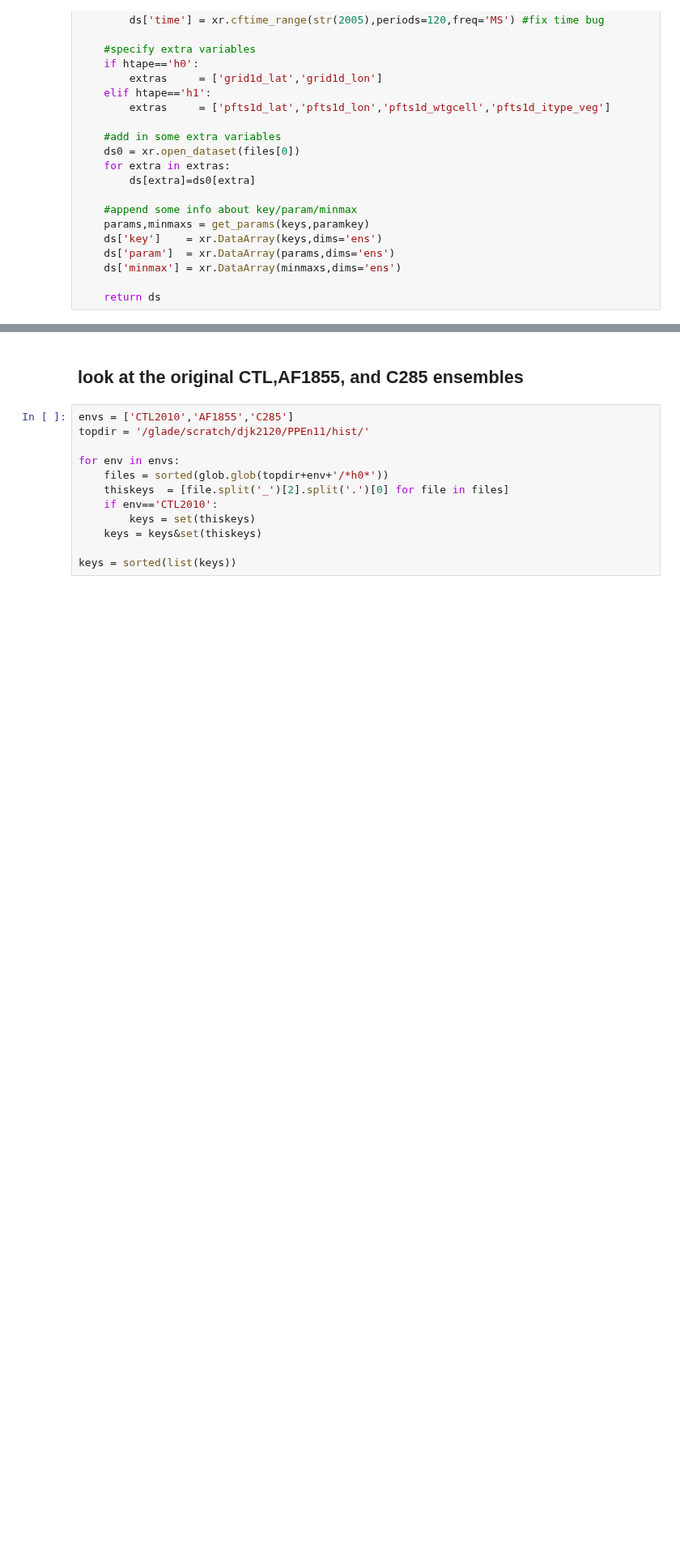
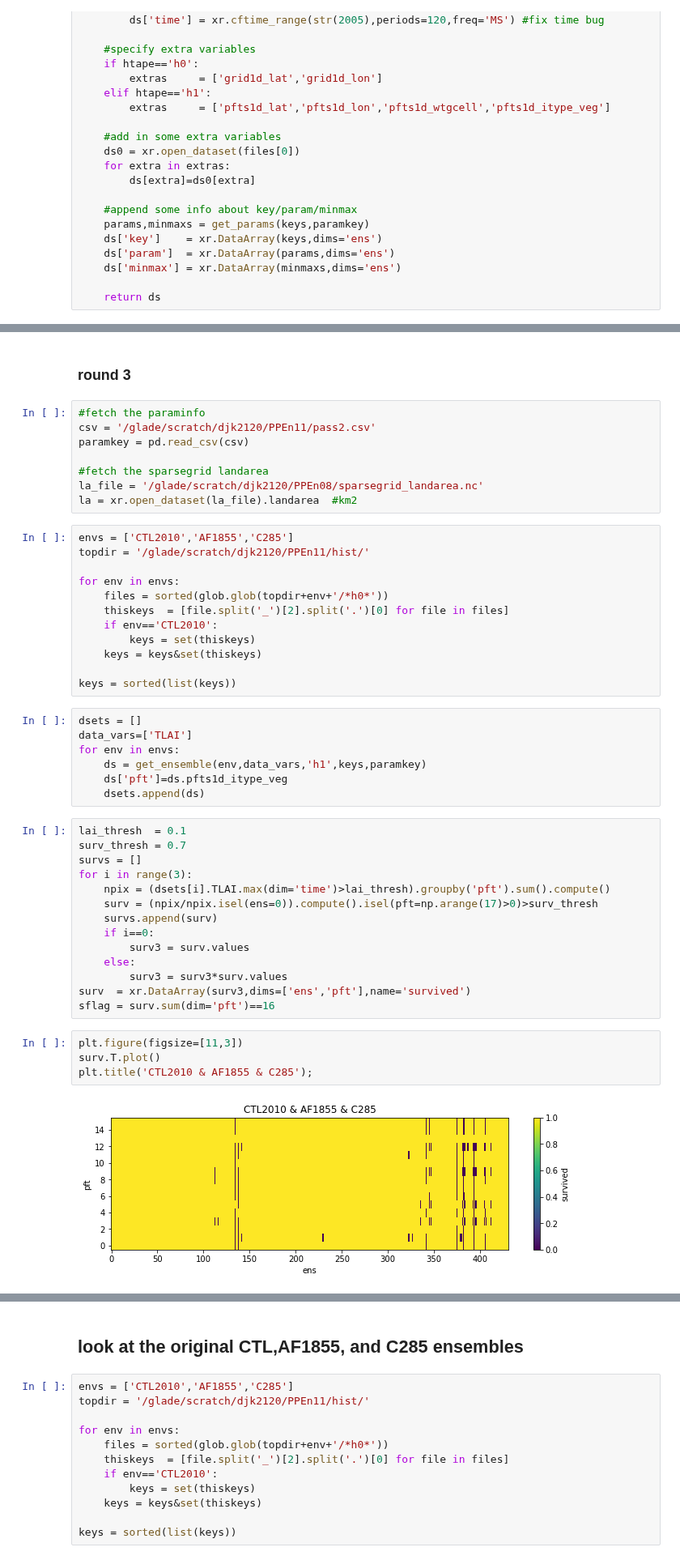
Before and after one commit to djk2120/CLM5PPE, a Jupyter notebook: pyth/survivability.ipynb, the cells around one changed output, grey strips where cells are left out. Shown at 81% size. Saved outputs shown, nothing was run; the diff lists cells and outputs as text; blank space fills up the shorter version.

Commit message:
third round of survivability

```diff
--- a/pyth/survivability.ipynb
+++ b/pyth/survivability.ipynb
@@ -115,0 +108,49 @@ la = xr.open_dataset(la_file).landarea  #km2
+# %% [markdown]
+### round 3
+# %%
+#fetch the paraminfo
+csv = '/glade/scratch/djk2120/PPEn11/pass2.csv'
+paramkey = pd.read_csv(csv)
+
+#fetch the sparsegrid landarea
+la_file = '/glade/scratch/djk2120/PPEn08/sparsegrid_landarea.nc'
+la = xr.open_dataset(la_file).landarea  #km2
+# %%
+envs = ['CTL2010','AF1855','C285']
+topdir = '/glade/scratch/djk2120/PPEn11/hist/'
+
+for env in envs:
+    files = sorted(glob.glob(topdir+env+'/*h0*'))
+    thiskeys  = [file.split('_')[2].split('.')[0] for file in files]
+    if env=='CTL2010':
+        keys = set(thiskeys)
+    keys = keys&set(thiskeys)
+
+keys = sorted(list(keys))
+# %%
+dsets = []
+data_vars=['TLAI']
+for env in envs:
+    ds = get_ensemble(env,data_vars,'h1',keys,paramkey)
+    ds['pft']=ds.pfts1d_itype_veg
+    dsets.append(ds)
+# %%
+lai_thresh  = 0.1
+surv_thresh = 0.7
+survs = []
+for i in range(3):
+    npix = (dsets[i].TLAI.max(dim='time')>lai_thresh).groupby('pft').sum().compute()
+    surv = (npix/npix.isel(ens=0)).compute().isel(pft=np.arange(17)>0)>surv_thresh
+    survs.append(surv)
+    if i==0:
+        surv3 = surv.values
+    else:
+        surv3 = surv3*surv.values
+surv  = xr.DataArray(surv3,dims=['ens','pft'],name='survived')
+sflag = surv.sum(dim='pft')==16
+# %%
+plt.figure(figsize=[11,3])
+surv.T.plot()
+plt.title('CTL2010 & AF1855 & C285');
+# %% [output]
+[figure, added]
```
Also changed, not shown: parts of 20 cells of this notebook.
